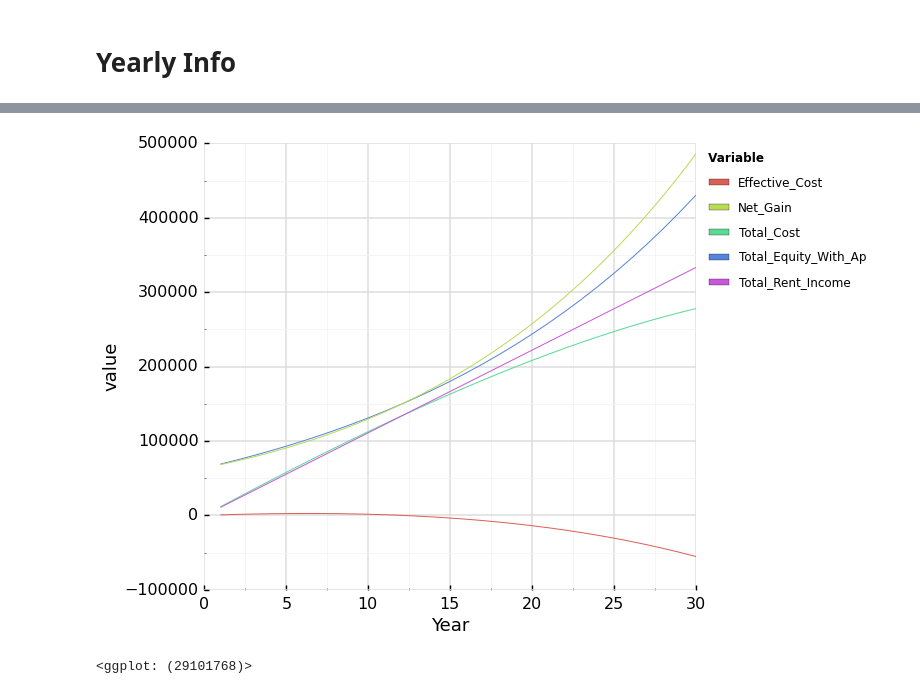
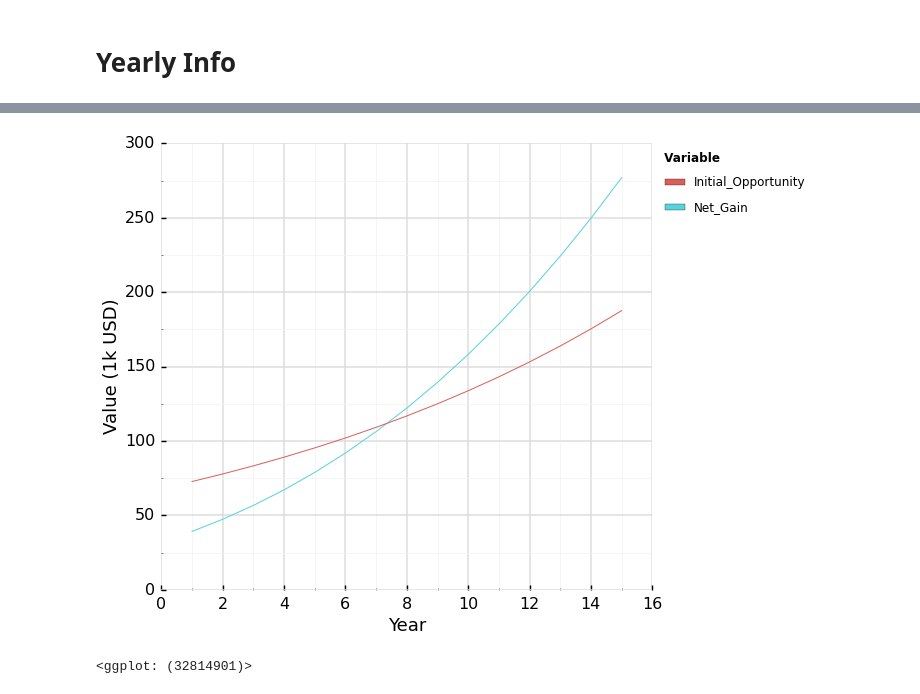
Before and after one commit to vdknguyen/Real_Estate, a Jupyter notebook: mortgage_calculator.ipynb, the cells around one changed output, grey strips where cells are left out. Cells and saved outputs as stored; diff of their text form; code cells hidden in the pictures.

Commit message:
Added some additional tax details and opportunity costs. Also added new notebook for quandl.
Commit because about to make some major changes.

```diff
--- a/mortgage_calculator.ipynb
+++ b/mortgage_calculator.ipynb
@@ -42,18 +65,22 @@ month_list = range(1,n+1)
 for month in month_list:
     mortgage_month = pd.DataFrame()
     mortgage_month['Month'] = [month]
-    mortgage_month['Loan_Before_Payment'] = np.round(loan)
+    mortgage_month['Loan_Before_Payment'] = loan
     loan = loan * (1+ monthly_interest) - p
-    mortgage_month['Loan_After_Payment'] = np.round(loan)
+    mortgage_month['Loan_After_Payment'] = loan
     mortgage_month['Equity_Gain'] = mortgage_month['Loan_Before_Payment'] - mortgage_month['Loan_After_Payment']
     mortgage = pd.concat([mortgage,mortgage_month])
-mortgage['Interest_Paid'] = np.round(p - mortgage['Equity_Gain'])
-mortgage['Tax_Savings'] = np.round(mortgage['Interest_Paid'] * marginal_tax_rate)
-mortgage['Effective_Interest_Paid'] = np.round(mortgage['Interest_Paid'] * (1-marginal_tax_rate))
+mortgage['Interest_Paid'] = p - mortgage['Equity_Gain']
+#mortgage['Tax_Savings'] = np.round(mortgage['Interest_Paid'] * marginal_tax_rate)
+#mortgage['Effective_Interest_Paid'] = np.round(mortgage['Interest_Paid'] * (1-marginal_tax_rate))
+mortgage['Year'] = np.ceil(mortgage['Month']/12.0)
+mortgage['Expected_Tax_Return'] = (expected_deduction/12.0 + expected_deduction_yearly_increase * mortgage['Year']/12.0) * (marginal_tax_rate)
+mortgage['Effective_Interest_Paid'] = mortgage['Interest_Paid'] * (1-marginal_tax_rate) + mortgage['Expected_Tax_Return']
+mortgage['Effective_Interest_Paid'] = mortgage[['Interest_Paid','Effective_Interest_Paid']].min(axis = 1)
 mortgage['Cumulative_Equity_Gain'] = mortgage['Equity_Gain'].cumsum()
-mortgage['Cumulative_Interest_Paid'] = mortgage['Interest_Paid'].cumsum()
+#mortgage['Cumulative_Interest_Paid'] = mortgage['Interest_Paid'].cumsum()
 mortgage['Cumulative_Effective_Interest_Paid'] = mortgage['Effective_Interest_Paid'].cumsum()
-mortgage['Year'] = np.ceil(mortgage['Month']/12.0)
-mortgage['Total_Equity_With_Appreciation'] = np.round(mortgage['Cumulative_Equity_Gain'] * (1 + yearly_house_appreciation)**mortgage['Year'])
+#mortgage['Total_Equity_With_Appreciation'] = np.round(mortgage['Cumulative_Equity_Gain'] * (1 + yearly_house_appreciation)**mortgage['Year'])
+mortgage['Total_Equity_With_Appreciation'] = (mortgage['Cumulative_Equity_Gain'] + down_payment * price) * (1 + yearly_house_appreciation)**mortgage['Year']
 mortgage.set_index([range(len(mortgage))], inplace = True)
-mortgage
+#mortgage.head(200)
@@ -136,0 +160,16 @@ total_plot = pd.melt(yearly_mortgage[['Year','Total_Equity_With_Appreciation','T
+# %%
+#Opporunity_Cost
+yearly_opportunity = pd.DataFrame()
+yearly_opportunity['Year'] = yearly_mortgage['Year']
+yearly_opportunity['Yearly_Rent_Cost'] = 12 * opportunity_rent * ((1 + rent_yearly_increase) ** yearly_mortgage['Year'])
+yearly_opportunity = pd.merge(yearly_opportunity,yearly_mortgage[['Year','Cumulative_Effective_Interest_Paid','Effective_Property_Tax','HOA','Homeowner_Insurance','Net_Gain','Rent_Income']], how = 'inner', on = 'Year')
+yearly_opportunity['Interest'] = yearly_opportunity['Cumulative_Effective_Interest_Paid']
+yearly_opportunity['Interest'].iloc[1:len(yearly_opportunity)] = np.diff(yearly_opportunity['Cumulative_Effective_Interest_Paid'])
+yearly_opportunity['Initial_Opportunity'] = ((down_payment+closing_buy)*price) * (1 + investment_return)**(yearly_opportunity['Year']) * (1-long_term_capital_gains)
+yearly_opportunity['Recurring_Costs'] = yearly_opportunity['Effective_Property_Tax']\
++ yearly_opportunity['HOA']\
++ yearly_opportunity['Homeowner_Insurance']\
++ yearly_opportunity['Interest']\
+- yearly_opportunity['Rent_Income']
+#yearly_mortgage['Yearly_Rent_Cost'] = 12 * opportunity_rent * ((1 + rent_yearly_increase) ** yearly_mortgage['Year'])
+#yearly_mortgage['Total_Rent_Cost'] = yearly_mortgage['Yearly_Rent_Cost'].cumsum()
@@ -137,7 +195,10 @@ total_plot = pd.melt(yearly_mortgage[['Year','Total_Equity_With_Appreciation','T
 # %%
-ggplot(aes(x = 'Year', y = 'value', color = 'variable'), data = total_plot)\
+opportunity_plot = pd.melt(yearly_opportunity[['Year','Net_Gain','Initial_Opportunity']], id_vars = ['Year'], value_vars = ['Net_Gain','Initial_Opportunity'])
+opportunity_plot['value'] = np.round(opportunity_plot['value'])
+ggplot(aes(x = 'Year', y = 'value/1000', color = 'variable'), data = opportunity_plot)\
 + geom_line()\
-+ theme_seaborn(context = 'poster')
++ theme_seaborn(context = 'poster')\
++ ylab('Value (1k USD)')
 # %% [output]
-[figure, old version]
+[figure, new version]
-<ggplot: (29101768)>
+<ggplot: (32814901)>
```
Also changed, not shown: parts of 18 cells of this notebook.
